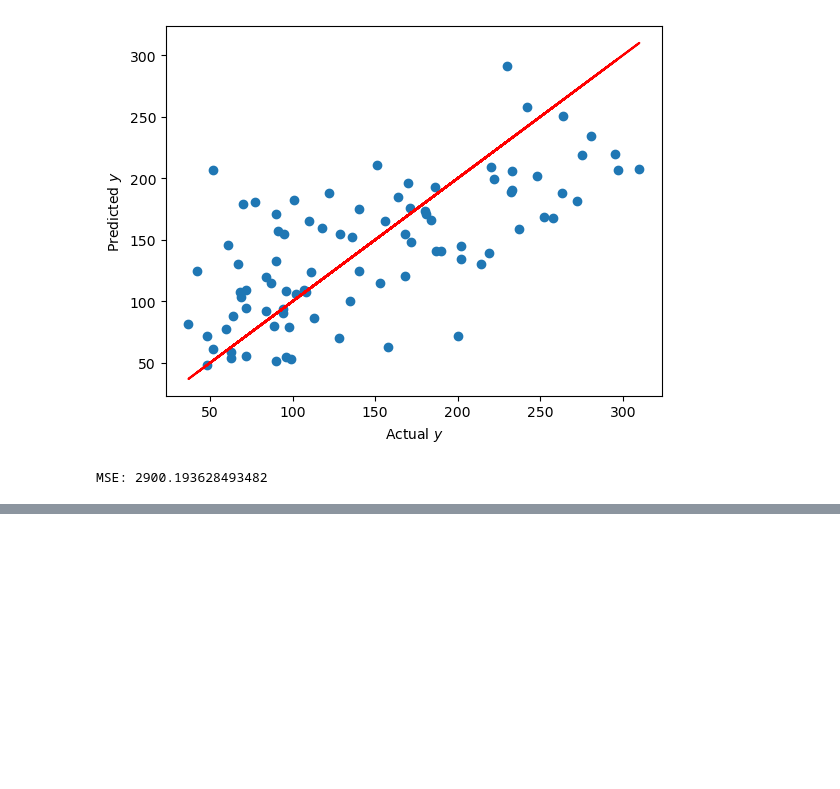
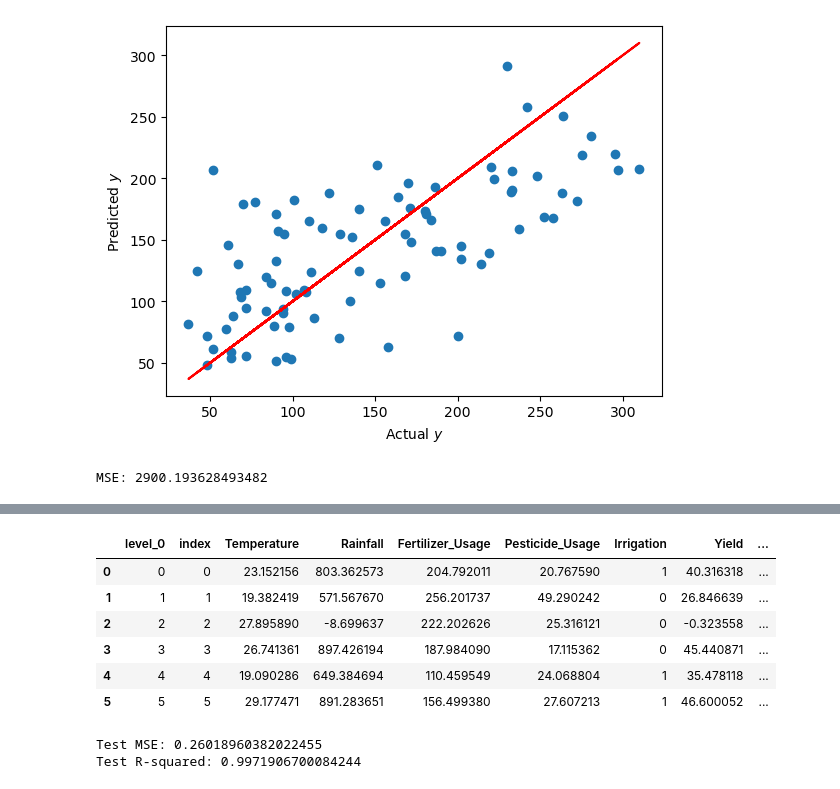
Before and after one commit to AnnCKaroki/alx_data_projects, a Jupyter notebook: data-science/Saving_and_Restoring_Models.ipynb, the cells around one changed output, grey strips where cells are left out. Drawn from its saved outputs; the diff is of its cells as text; code cells hidden in the pictures; blank space fills up the shorter version.

Commit message:
saving and restoring models exercise

```diff
--- a/data-science/Saving_and_Restoring_Models.ipynb
+++ b/data-science/Saving_and_Restoring_Models.ipynb
@@ -106,0 +120,4 @@ MSE: 2900.193628493482
+# %%
+#import dataset
+df = pd.read_csv('https://raw.githubusercontent.com/Explore-AI/Public-Data/master/Data/Python/Crop_yield.csv', index_col=0)
+df.head()
@@ -106,0 +154,32 @@ MSE: 2900.193628493482
+# %%
+df = df.reset_index()
+df = pd.get_dummies(df, drop_first=True, dtype=int)
+# %%
+df.head(6)
+# %% [output]
+|  | level_0 | index | Temperature | Rainfall | Fertilizer_Usage | Pesticide_Usage | Irrigation | Yield | ... |
+| 0 | 0 | 0 | 23.152156 | 803.362573 | 204.792011 | 20.767590 | 1 | 40.316318 | ... |
+| 1 | 1 | 1 | 19.382419 | 571.567670 | 256.201737 | 49.290242 | 0 | 26.846639 | ... |
+| 2 | 2 | 2 | 27.895890 | -8.699637 | 222.202626 | 25.316121 | 0 | -0.323558 | ... |
+| 3 | 3 | 3 | 26.741361 | 897.426194 | 187.984090 | 17.115362 | 0 | 45.440871 | ... |
+| 4 | 4 | 4 | 19.090286 | 649.384694 | 110.459549 | 24.068804 | 1 | 35.478118 | ... |
+| 5 | 5 | 5 | 29.177471 | 891.283651 | 156.499380 | 27.607213 | 1 | 46.600052 | ... |
+# %%
+X = df.drop(columns=['Yield'])
+y = df['Yield']
+#split thedataset
+X_train, X_test, y_train, y_test = train_test_split(X, y, test_size=0.20, random_state=42)
+#define object model
+model = LinearRegression()
+model.fit(X_train, y_train)
+
+#predictions on test data
+y_pred = model.predict(X_test)
+mse = mean_squared_error(y_test, y_pred)
+r2 = r2_score(y_test, y_pred)
+
+print(f"Test MSE: {mse}")
+print(f"Test R-squared: {r2}")
+# %% [output]
+Test MSE: 0.26018960382022455
+Test R-squared: 0.9971906700084244
```
Also changed, not shown: parts of 9 cells of this notebook.
